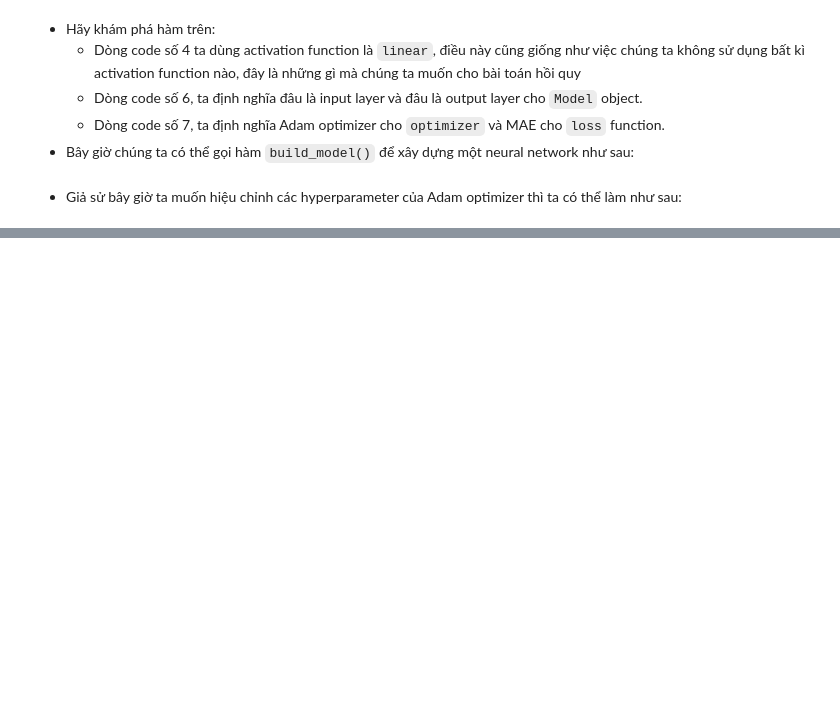
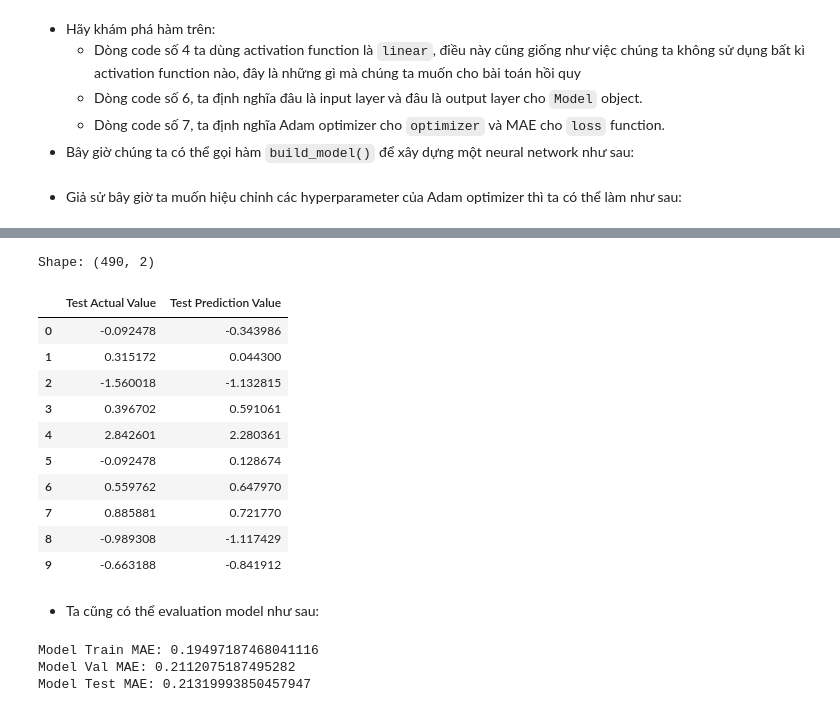
Before and after one commit to cuongpiger/Deep_Learning_Quick_Reference, a Jupyter notebook: Chapter 02. Using Deep Learning to Solve Regression Problems/01.alcohol_prediction.ipynb, the cells around one changed output, grey strips where cells are left out. Saved outputs shown, nothing was run; the diff lists cells and outputs as text; code cells hidden in the pictures; blank space fills up the shorter version.

```diff
--- a/Chapter 02. Using Deep Learning to Solve Regression Problems/01.alcohol_prediction.ipynb
+++ b/Chapter 02. Using Deep Learning to Solve Regression Problems/01.alcohol_prediction.ipynb
@@ -131,0 +214,38 @@ def build_network_with_adam_hyperparams(input_features=None):
+# %%
+test_pred = model.predict(data['test_X'])
+df = pd.DataFrame({
+    "Test Actual Value": data['test_y'],
+    "Test Prediction Value": test_pred.ravel()
+})
+
+print("Shape: {}".format(df.shape))
+df.head(10)
+# %% [output]
+Shape: (490, 2)
+|  | Test Actual Value | Test Prediction Value |
+| 0 | -0.092478 | -0.343986 |
+| 1 | 0.315172 | 0.044300 |
+| 2 | -1.560018 | -1.132815 |
+| 3 | 0.396702 | 0.591061 |
+| 4 | 2.842601 | 2.280361 |
+| 5 | -0.092478 | 0.128674 |
+| 6 | 0.559762 | 0.647970 |
+| 7 | 0.885881 | 0.721770 |
+| 8 | -0.989308 | -1.117429 |
+| 9 | -0.663188 | -0.841912 |
+# %% [markdown]
+* Ta cũng có thể evaluation model như sau:
+# %%
+from sklearn.metrics import mean_absolute_error
+
+mae_train = mean_absolute_error(data["train_y"], model.predict(data["train_X"]))
+mae_val = mean_absolute_error(data["val_y"], model.predict(data["val_X"]))
+mae_test = mean_absolute_error(data["test_y"], model.predict(data["test_X"]))
+
+print("Model Train MAE: {}".format(mae_train))
+print("Model Val MAE: {}".format(mae_val))
+print("Model Test MAE: {}".format(mae_test))
+# %% [output]
+Model Train MAE: 0.19497187468041116
+Model Val MAE: 0.2112075187495282
+Model Test MAE: 0.21319993850457947
```
Also changed, not shown: parts of 16 cells of this notebook, 8 other files.
